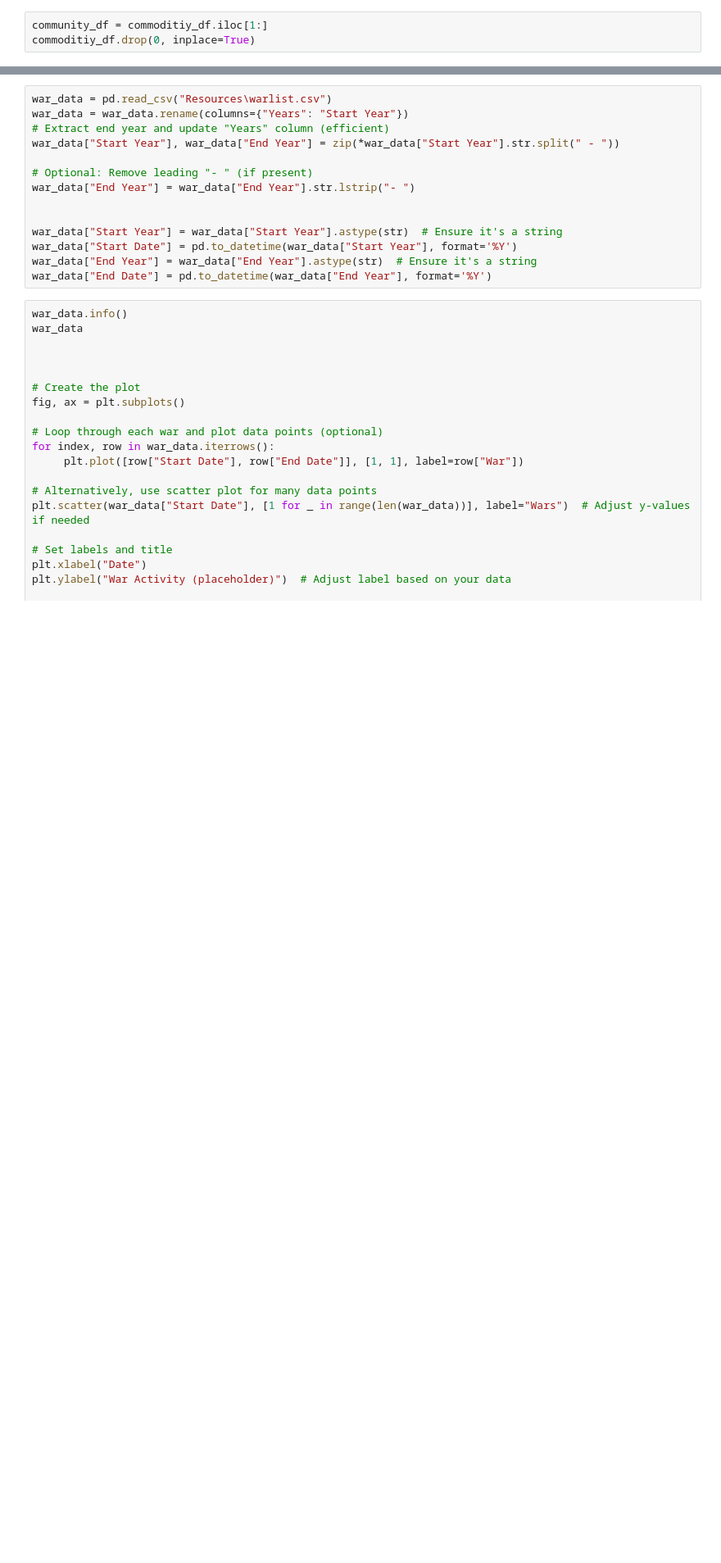
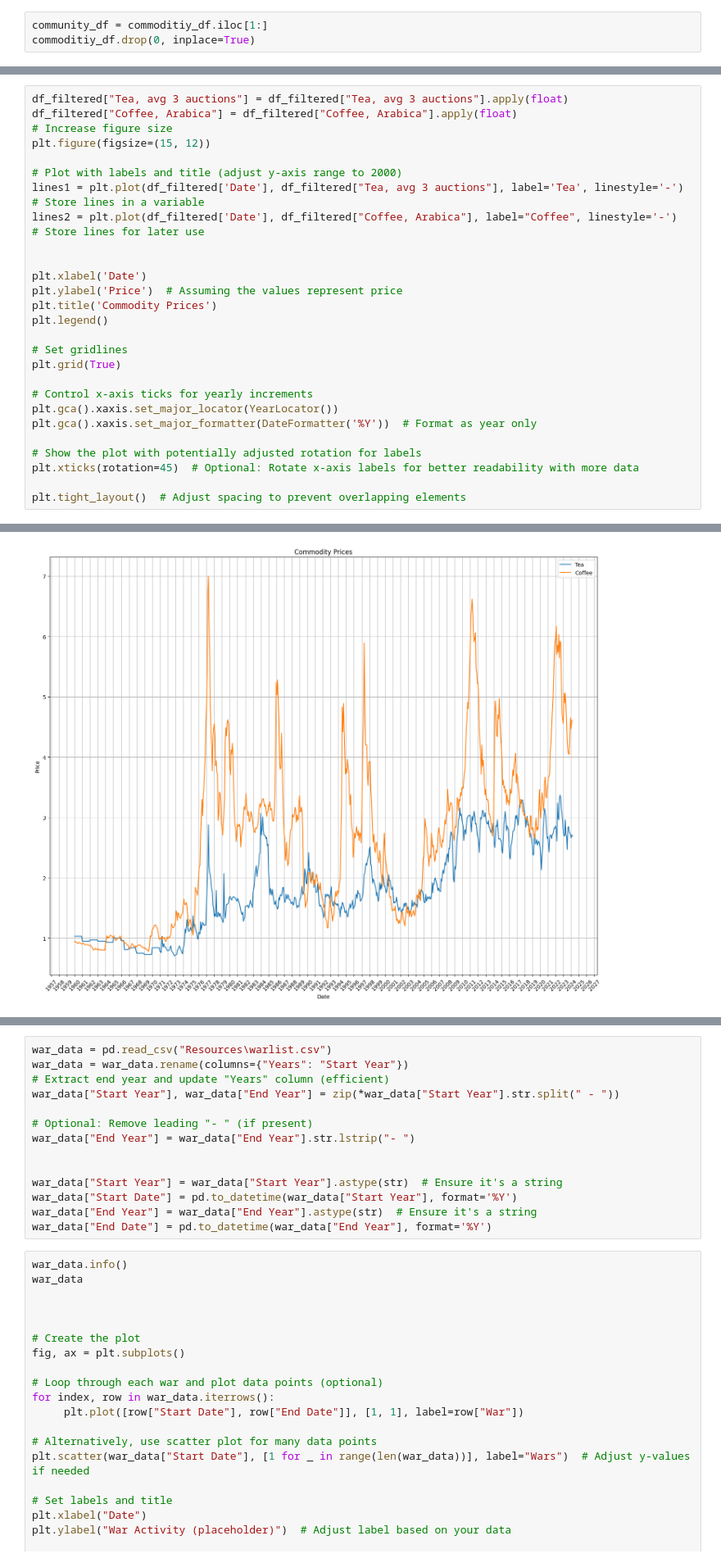
Before and after one commit to KopeckJames/github-project-discord, a Jupyter notebook: conflict data.ipynb, the cells around one changed output, grey strips where cells are left out. Shown at 82% size. Cells and saved outputs as stored; diff of their text form; blank space fills up the shorter version.

```diff
--- a/conflict data.ipynb
+++ b/conflict data.ipynb
@@ -40,0 +152,28 @@ df_filtered
+# %%
+df_filtered["Tea, avg 3 auctions"] = df_filtered["Tea, avg 3 auctions"].apply(float)
+df_filtered["Coffee, Arabica"] = df_filtered["Coffee, Arabica"].apply(float)
+# Increase figure size
+plt.figure(figsize=(15, 12))
+
+# Plot with labels and title (adjust y-axis range to 2000)
+lines1 = plt.plot(df_filtered['Date'], df_filtered["Tea, avg 3 auctions"], label='Tea', linestyle='-')  # Store lines in a variable
+lines2 = plt.plot(df_filtered['Date'], df_filtered["Coffee, Arabica"], label="Coffee", linestyle='-')  # Store lines for later use
+
+
+plt.xlabel('Date')
+plt.ylabel('Price')  # Assuming the values represent price
+plt.title('Commodity Prices')
+plt.legend()
+
+# Set gridlines
+plt.grid(True)
+
+# Control x-axis ticks for yearly increments
+plt.gca().xaxis.set_major_locator(YearLocator())
+plt.gca().xaxis.set_major_formatter(DateFormatter('%Y'))  # Format as year only
+
+# Show the plot with potentially adjusted rotation for labels
+plt.xticks(rotation=45)  # Optional: Rotate x-axis labels for better readability with more data
+
+plt.tight_layout()  # Adjust spacing to prevent overlapping elements
+# %% [output]
@@ -40,0 +190 @@ df_filtered
+[figure, added]
```
Also changed, not shown: parts of 20 cells of this notebook, 9 other files.
